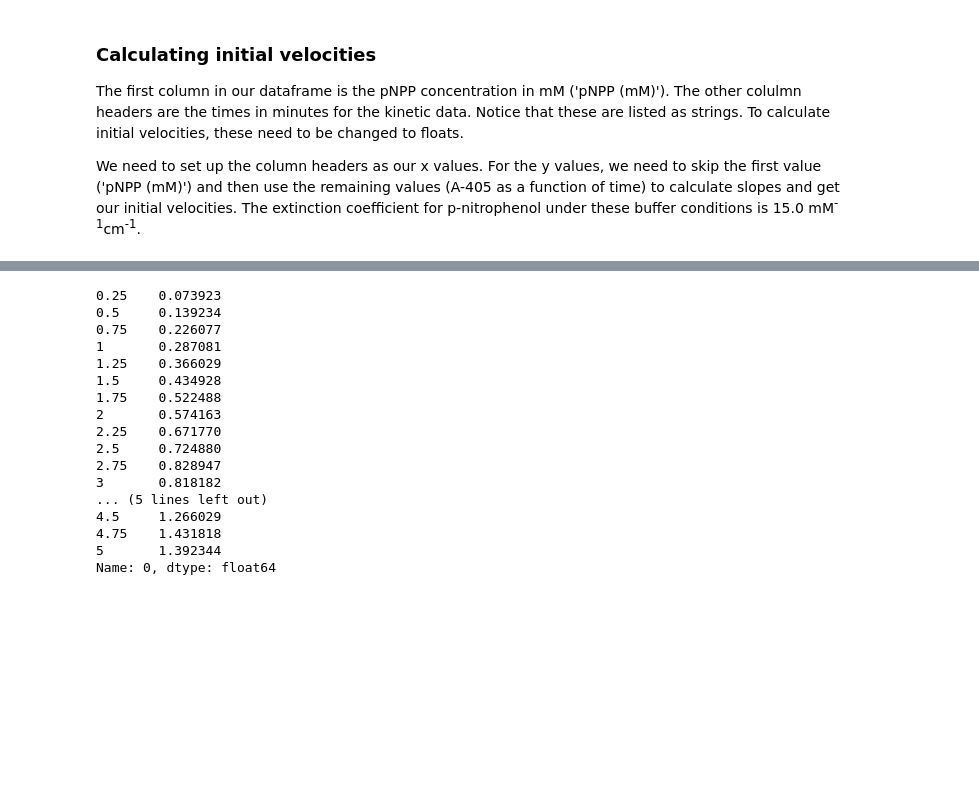
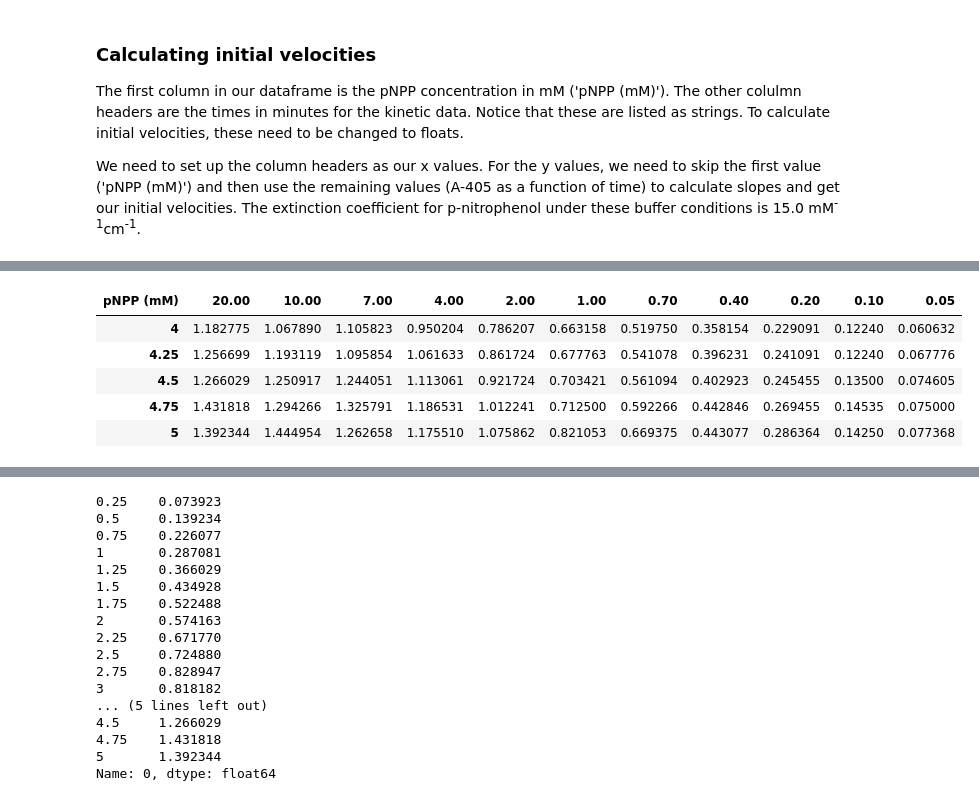
Before and after one commit to MolSSI-Education/python-scripting-biochemistry, a Jupyter notebook: biochemist-python/chapters/Nonlinear Curve Fitting Part 1.ipynb, the cells around one changed output, grey strips where cells are left out. Cells and saved outputs as stored; diff of their text form; code cells hidden in the pictures; blank space fills up the shorter version.

```diff
--- a/biochemist-python/chapters/Nonlinear Curve Fitting Part 1.ipynb
+++ b/biochemist-python/chapters/Nonlinear Curve Fitting Part 1.ipynb
@@ -100,0 +118,9 @@ We need to set up the column headers as our x values. For the y values, we need
+# %%
+AP_kinetics_df_transpose.tail()
+# %% [output]
+| pNPP (mM) | 20.00 | 10.00 | 7.00 | 4.00 | 2.00 | 1.00 | 0.70 | 0.40 | 0.20 | 0.10 | 0.05 |
+| 4 | 1.182775 | 1.067890 | 1.105823 | 0.950204 | 0.786207 | 0.663158 | 0.519750 | 0.358154 | 0.229091 | 0.12240 | 0.060632 |
+| 4.25 | 1.256699 | 1.193119 | 1.095854 | 1.061633 | 0.861724 | 0.677763 | 0.541078 | 0.396231 | 0.241091 | 0.12240 | 0.067776 |
+| 4.5 | 1.266029 | 1.250917 | 1.244051 | 1.113061 | 0.921724 | 0.703421 | 0.561094 | 0.402923 | 0.245455 | 0.13500 | 0.074605 |
+| 4.75 | 1.431818 | 1.294266 | 1.325791 | 1.186531 | 1.012241 | 0.712500 | 0.592266 | 0.442846 | 0.269455 | 0.14535 | 0.075000 |
+| 5 | 1.392344 | 1.444954 | 1.262658 | 1.175510 | 1.075862 | 0.821053 | 0.669375 | 0.443077 | 0.286364 | 0.14250 | 0.077368 |
```
Also changed, not shown: parts of 19 cells of this notebook.
